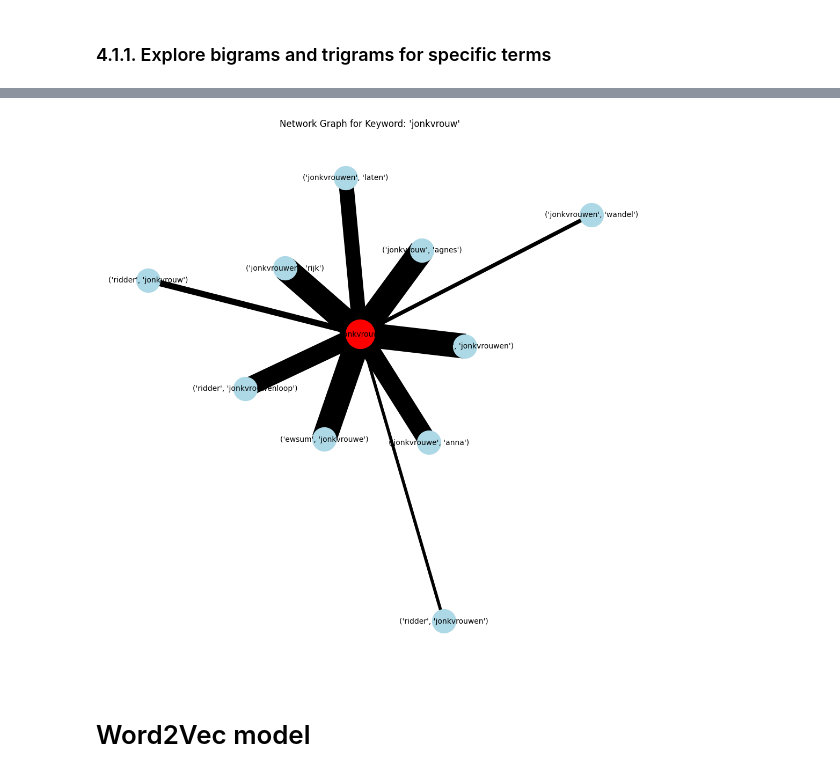
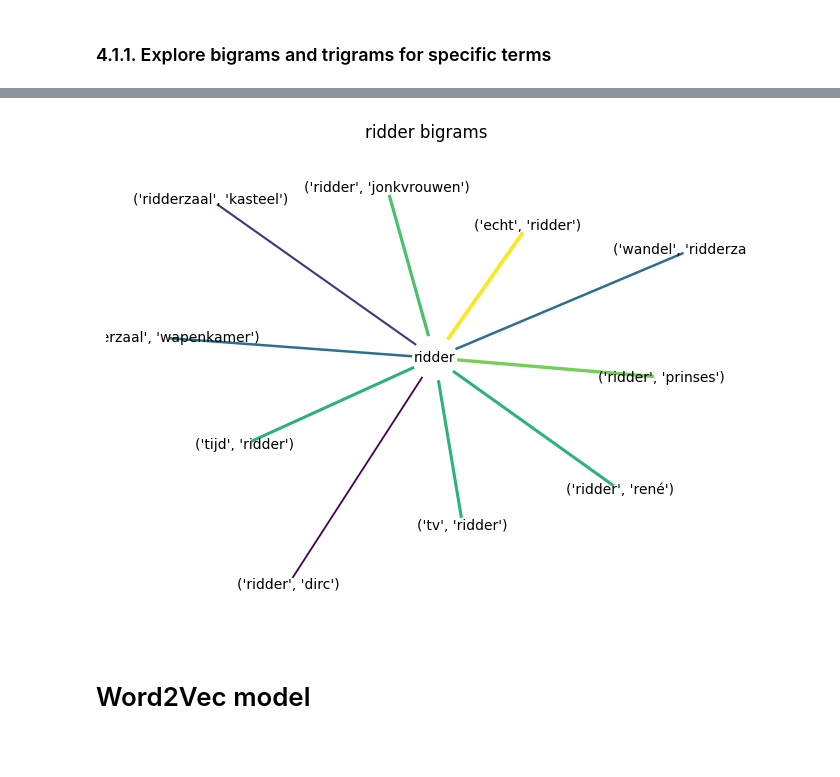
Before and after one commit to jazoza/HHD, a Jupyter notebook: 04_HH_narratives.ipynb, the cells around one changed output, grey strips where cells are left out. Saved outputs shown, nothing was run; the diff lists cells and outputs as text; code cells hidden in the pictures; blank space fills up the shorter version.

```diff
--- a/04_HH_narratives.ipynb
+++ b/04_HH_narratives.ipynb
@@ -1316,43 +1279,36 @@ plt.show()
-# %%
-# prompt: for term keyword = 'jonkvrouw' in filtered_bi find top 10 rows according to 'freq';
-# plot the results as a network graph, where keyword is in the center, connected to the 10 entries at a distance inversely proportional to the value of the column 'freq' (bigger value is closer)
-
-import networkx as nx
-import matplotlib.pyplot as plt
-
-# Assuming 'filtered_bi' is your DataFrame and 'keyword' is defined
-keyword = 'jonkvrouw'
-keyword_filtered_bi = filtered_bi[filtered_bi['bigram'].astype(str).str.contains(keyword)]
-
-# Get the top 10 rows based on 'freq'
-top_10_rows = keyword_filtered_bi.sort_values('freq', ascending=False).head(10)
-
-# Create a graph
-graph = nx.Graph()
-
-# Add the keyword as a node
-graph.add_node(keyword)
-
-# Add the top 10 entries as nodes and edges connected to the keyword
-for index, row in top_10_rows.iterrows():
-  bigram = row['bigram']
-  freq = row['freq']
-  # distance is inversely proportional to freq, with a minimum distance
-  distance = max(1, 100 / (freq + 1))
-  graph.add_node(bigram)
-  graph.add_edge(keyword, bigram, weight=distance)
-
-# Draw the graph
-plt.figure(figsize=(10, 10))
-pos = nx.spring_layout(graph, k=0.5)  # You can experiment with the k value
-nx.draw(graph, pos, with_labels=True, node_color='lightblue', node_size=1000, font_size=10, edge_cmap=plt.cm.Blues, width=[graph[u][v]['weight'] for u,v in graph.edges()])
-
-# Highlight the central node (keyword)
-nx.draw_networkx_nodes(graph, pos, nodelist=[keyword], node_color='red', node_size=1500)
-plt.title(f"Network Graph for Keyword: '{keyword}'")
-plt.show()
-# %% [output]
-[figure, removed]
+# %%
+# plot most frequent collocations as network graph
+
+keyword = 'ridder'
+keyword_filtered_bi = filtered_bi[filtered_bi['bigram'].astype(str).str.contains(keyword)]
+top_10_rows = keyword_filtered_bi.sort_values('freq', ascending=False).head(10)
+
+graph = nx.Graph()
+
+# Add the keyword node
+graph.add_node(keyword)
+
+# Add nodes for the top 10 entries and connect them to the keyword
+for index, row in top_10_rows.iterrows():
+  bigram = row['bigram']
+  freq = row['freq']
+  graph.add_node(bigram)
+  graph.add_edge(keyword, bigram, weight=freq)
+
+# Get the positions of the nodes using spring layout
+pos = nx.spring_layout(graph, k=0.5, iterations=100)  # Increase iterations for better node distribution
+
+# Draw the graph with node size and edge length proportional to frequency
+nx.draw(graph, pos, with_labels=True, node_color='white', node_size=[graph.degree(node) * 100 for node in graph],
+        edge_color=[graph[u][v]['weight'] for u, v in graph.edges()],
+        width=[graph[u][v]['weight'] / 10 for u, v in graph.edges()],
+        font_size=10)
+
+plt.title(f"{keyword} bigrams")
+plt.savefig(path+"outputs/NL_2024_bigram_network_"+keyword+".png", transparent=True)
+plt.show()
+# %% [output]
+[figure, added]
 # %% [markdown]
 # Word2Vec model
 # %%
```
Also changed, not shown: parts of 6 cells of this notebook.
